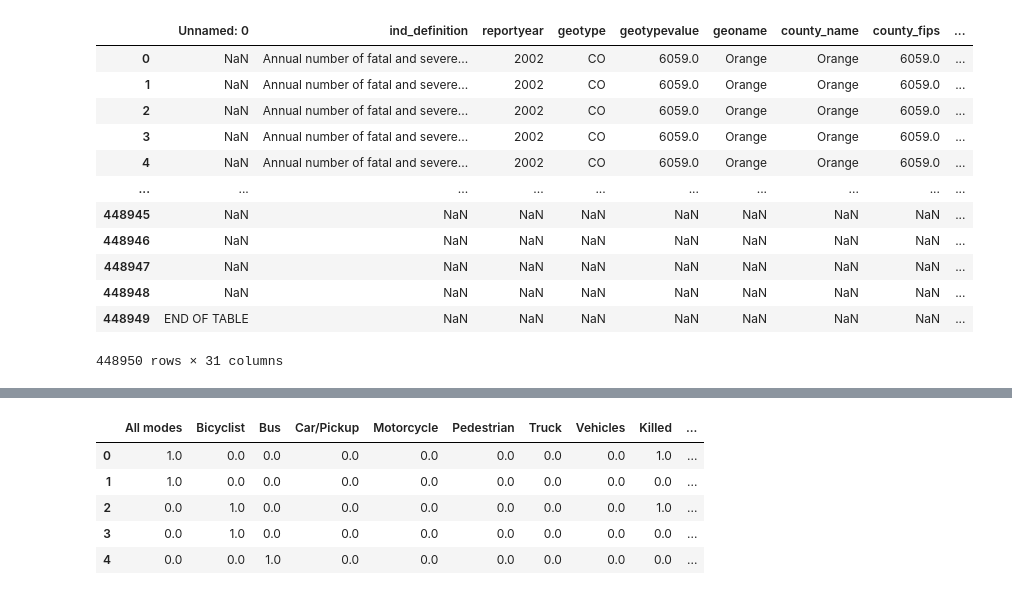
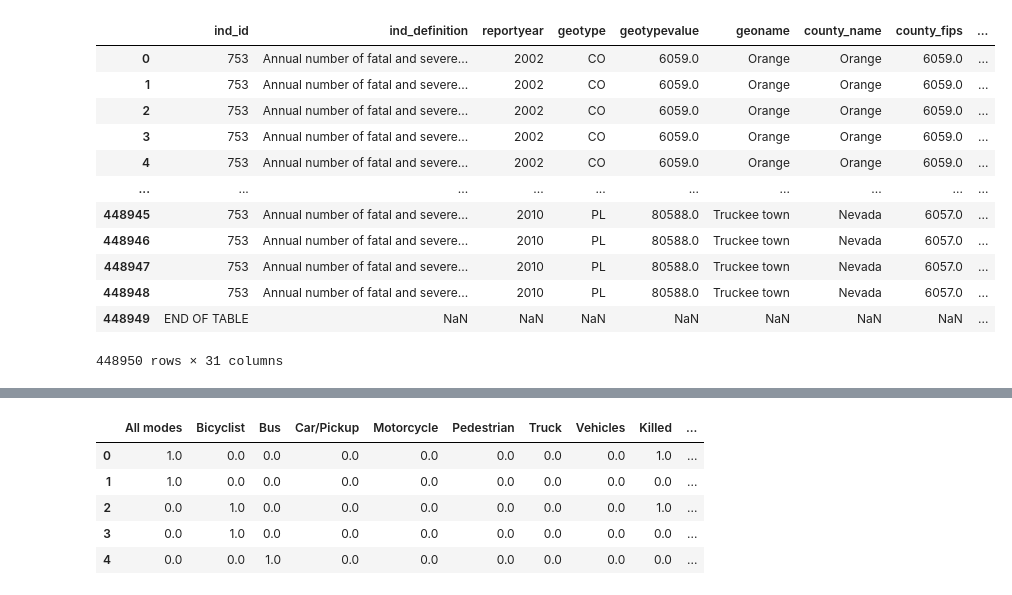
Before and after one commit to PadmaGuna/Project1, a Jupyter notebook: Project.ipynb, the cells around one changed output, grey strips where cells are left out. Cells and saved outputs as stored; diff of their text form; code cells hidden in the pictures.

```diff
--- a/Project.ipynb
+++ b/Project.ipynb
@@ -5,23 +5,23 @@ import pandas as pd
 import scipy.stats as stats
 # %%
 #Open filtered CSV file
-traffic_injuries = Path("Resources/filtered-road-traffic-injuries-2002-2010.csv")
+traffic_injuries = Path("Resources/road-traffic-injuries-2002-2010.csv")
 df = pd.read_csv(traffic_injuries)
 
 # Read in the data.
 df
 # %% [output]
-|  | Unnamed: 0 | ind_definition | reportyear | geotype | geotypevalue | geoname | county_name | county_fips | ... |
-| 0 | NaN | Annual number of fatal and severe... | 2002 | CO | 6059.0 | Orange | Orange | 6059.0 | ... |
-| 1 | NaN | Annual number of fatal and severe... | 2002 | CO | 6059.0 | Orange | Orange | 6059.0 | ... |
-| 2 | NaN | Annual number of fatal and severe... | 2002 | CO | 6059.0 | Orange | Orange | 6059.0 | ... |
-| 3 | NaN | Annual number of fatal and severe... | 2002 | CO | 6059.0 | Orange | Orange | 6059.0 | ... |
-| 4 | NaN | Annual number of fatal and severe... | 2002 | CO | 6059.0 | Orange | Orange | 6059.0 | ... |
+|  | ind_id | ind_definition | reportyear | geotype | geotypevalue | geoname | county_name | county_fips | ... |
+| 0 | 753 | Annual number of fatal and severe... | 2002 | CO | 6059.0 | Orange | Orange | 6059.0 | ... |
+| 1 | 753 | Annual number of fatal and severe... | 2002 | CO | 6059.0 | Orange | Orange | 6059.0 | ... |
+| 2 | 753 | Annual number of fatal and severe... | 2002 | CO | 6059.0 | Orange | Orange | 6059.0 | ... |
+| 3 | 753 | Annual number of fatal and severe... | 2002 | CO | 6059.0 | Orange | Orange | 6059.0 | ... |
+| 4 | 753 | Annual number of fatal and severe... | 2002 | CO | 6059.0 | Orange | Orange | 6059.0 | ... |
 | ... | ... | ... | ... | ... | ... | ... | ... | ... | ... |
-| 448945 | NaN | NaN | NaN | NaN | NaN | NaN | NaN | NaN | ... |
-| 448946 | NaN | NaN | NaN | NaN | NaN | NaN | NaN | NaN | ... |
-| 448947 | NaN | NaN | NaN | NaN | NaN | NaN | NaN | NaN | ... |
-| 448948 | NaN | NaN | NaN | NaN | NaN | NaN | NaN | NaN | ... |
+| 448945 | 753 | Annual number of fatal and severe... | 2010 | PL | 80588.0 | Truckee town | Nevada | 6057.0 | ... |
+| 448946 | 753 | Annual number of fatal and severe... | 2010 | PL | 80588.0 | Truckee town | Nevada | 6057.0 | ... |
+| 448947 | 753 | Annual number of fatal and severe... | 2010 | PL | 80588.0 | Truckee town | Nevada | 6057.0 | ... |
+| 448948 | 753 | Annual number of fatal and severe... | 2010 | PL | 80588.0 | Truckee town | Nevada | 6057.0 | ... |
 | 448949 | END OF TABLE | NaN | NaN | NaN | NaN | NaN | NaN | NaN | ... |
 448950 rows × 31 columns
 # %%
```
Also changed, not shown: parts of 8 cells of this notebook, 1 other file.
